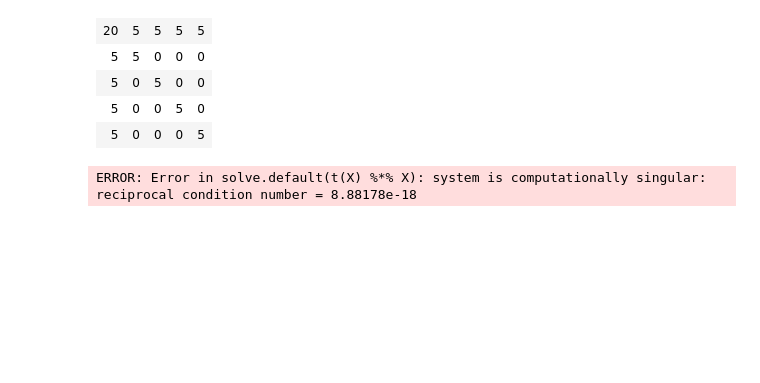
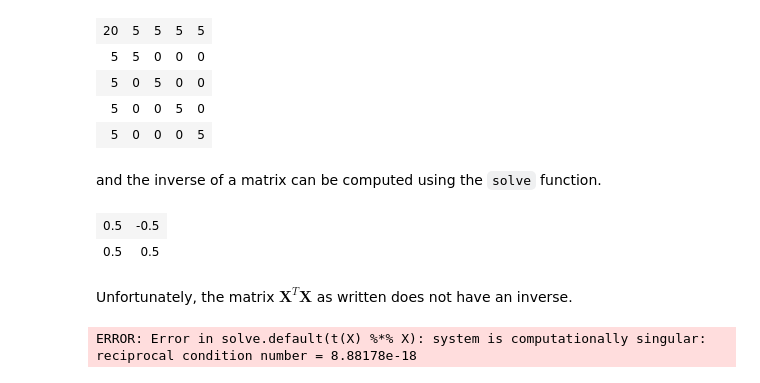
Before and after one commit to yardsale8/STAT321, a Jupyter notebook: the_statistical_model.ipynb, the cells around one changed output. Saved outputs shown, nothing was run; the diff lists cells and outputs as text; code cells hidden in the pictures; blank space fills up the shorter version.

Commit message:
Added the notes on matrix multiplication

```diff
--- a/the_statistical_model.ipynb
+++ b/the_statistical_model.ipynb
@@ -295,6 +313,16 @@ t(X) %*% X
 | 5 | 0 | 5 | 0 | 0 |
 | 5 | 0 | 0 | 5 | 0 |
 | 5 | 0 | 0 | 0 | 5 |
+# %% [markdown]
+and the inverse of a matrix can be computed using the `solve` function.
+# %%
+A = cbind(c(1, -1), c(1, 1))
+solve(A)
+# %% [output]
+| 0.5 | -0.5 |
+| 0.5 | 0.5 |
+# %% [markdown]
+Unfortunately, the matrix $\mathbf{X}^T\mathbf{X}$ as written does not have an inverse.
 # %%
 solve(t(X) %*% X)
 # %% [output]
```
Also changed, not shown: parts of 38 cells of this notebook, 3 other files.
